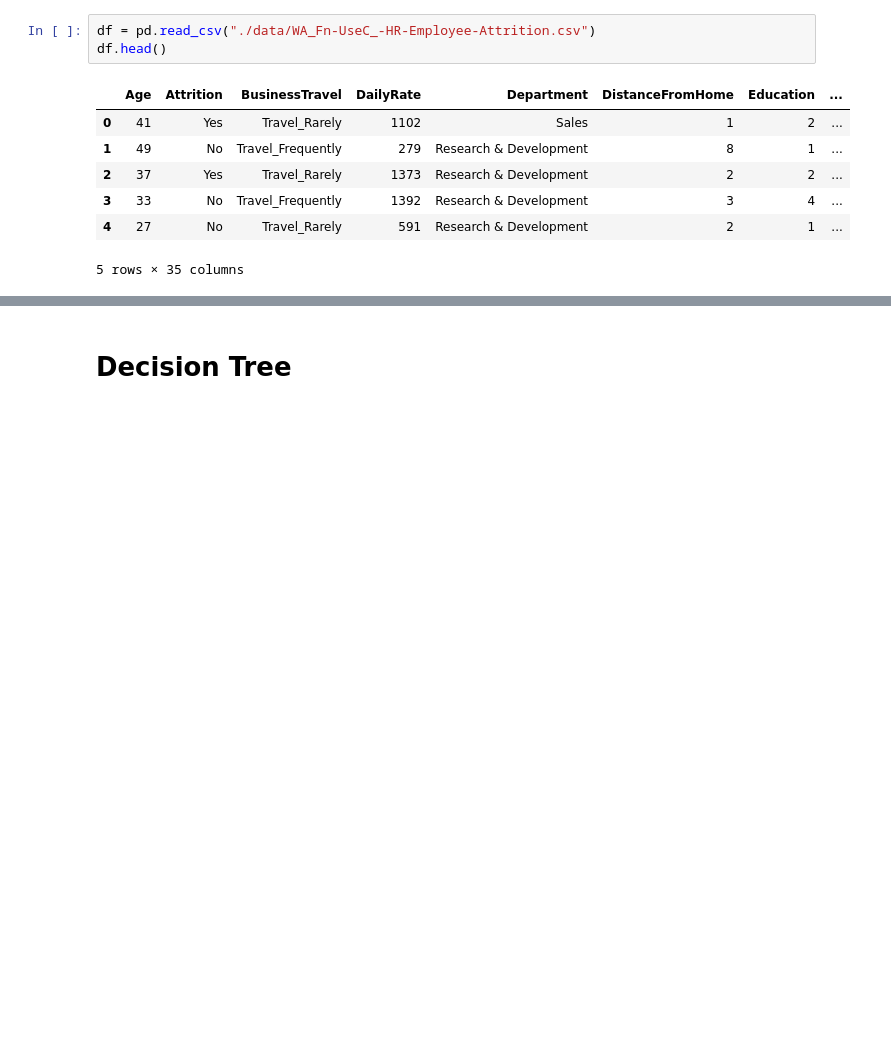
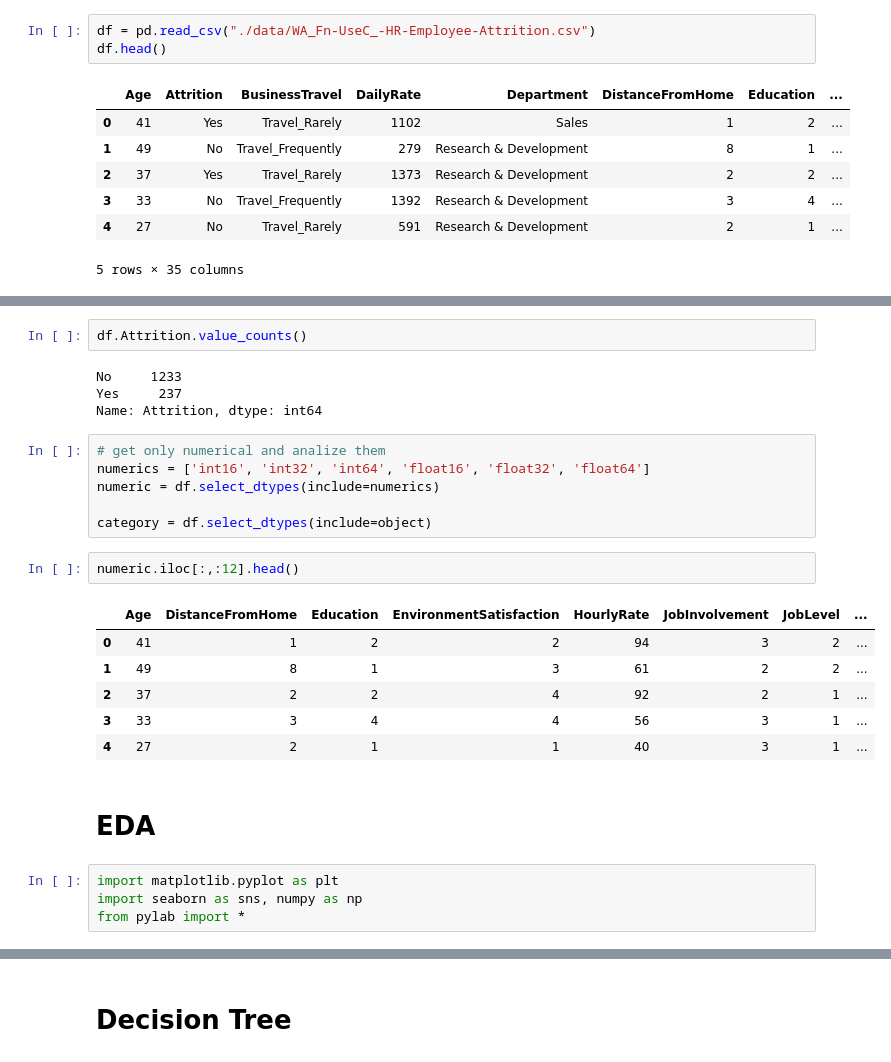
Before and after one commit to caesarorz/HRAttrition, a Jupyter notebook: Project HR Complete.ipynb, the cells around one changed output, grey strips where cells are left out. Saved outputs shown, nothing was run; the diff lists cells and outputs as text; blank space fills up the shorter version.

```diff
--- a/Project HR Complete.ipynb
+++ b/Project HR Complete.ipynb
@@ -27,3 +108,30 @@ df.shape
+# %%
+df.Attrition.value_counts()
+# %% [output]
+No     1233
+Yes     237
+Name: Attrition, dtype: int64
+# %%
+# get only numerical and analize them
+numerics = ['int16', 'int32', 'int64', 'float16', 'float32', 'float64']
+numeric = df.select_dtypes(include=numerics)
+
+category = df.select_dtypes(include=object)
+# %%
+numeric.iloc[:,:12].head()
+# %% [output]
+|  | Age | DistanceFromHome | Education | EnvironmentSatisfaction | HourlyRate | JobInvolvement | JobLevel | ... |
+| 0 | 41 | 1 | 2 | 2 | 94 | 3 | 2 | ... |
+| 1 | 49 | 8 | 1 | 3 | 61 | 2 | 2 | ... |
+| 2 | 37 | 2 | 2 | 4 | 92 | 2 | 1 | ... |
+| 3 | 33 | 3 | 4 | 4 | 56 | 3 | 1 | ... |
+| 4 | 27 | 2 | 1 | 1 | 40 | 3 | 1 | ... |
+# %% [markdown]
+# EDA
+# %%
+import matplotlib.pyplot as plt
+import seaborn as sns, numpy as np
+from pylab import *
 # %%
 df.columns
 # %% [output]
```
Also changed, not shown: parts of 94 cells of this notebook.
